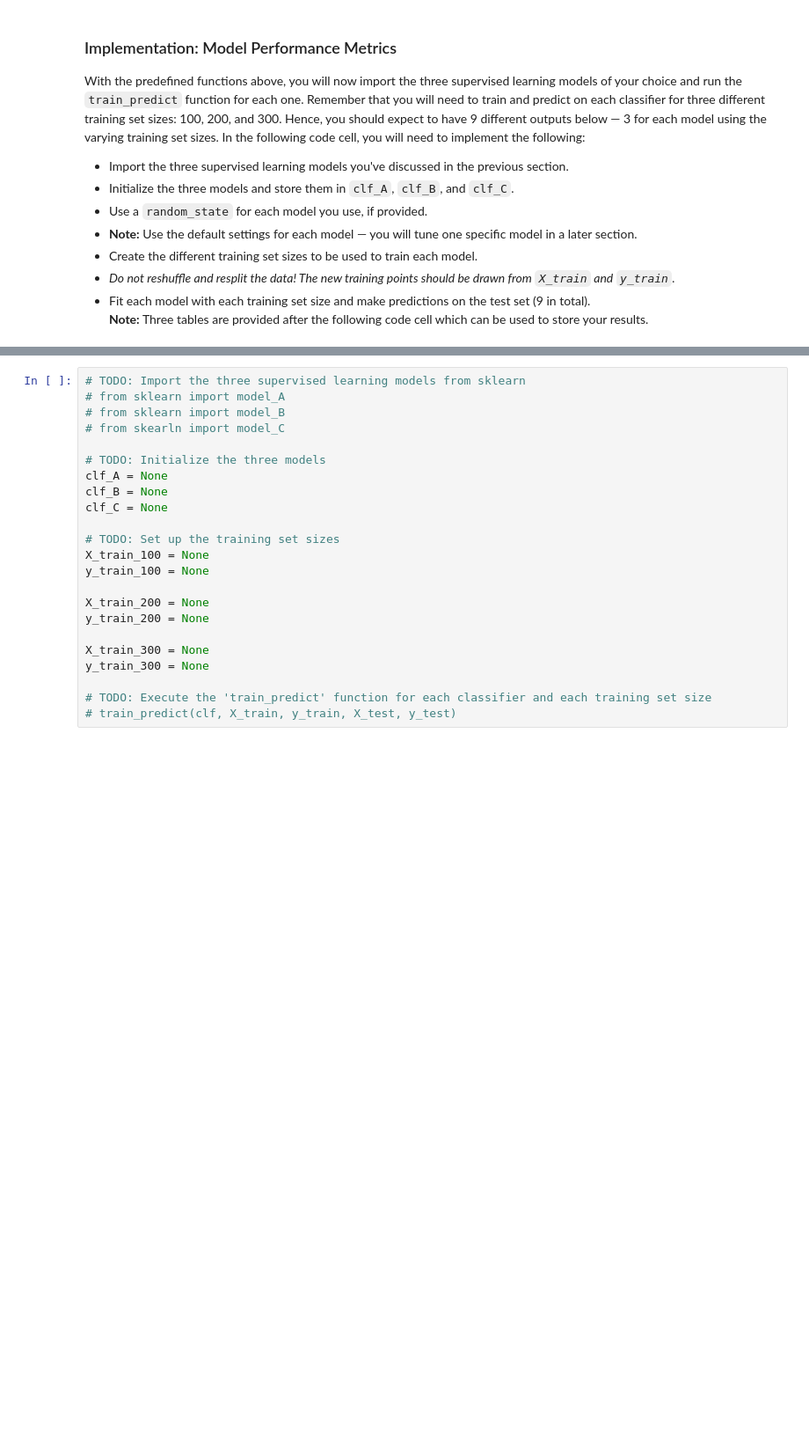
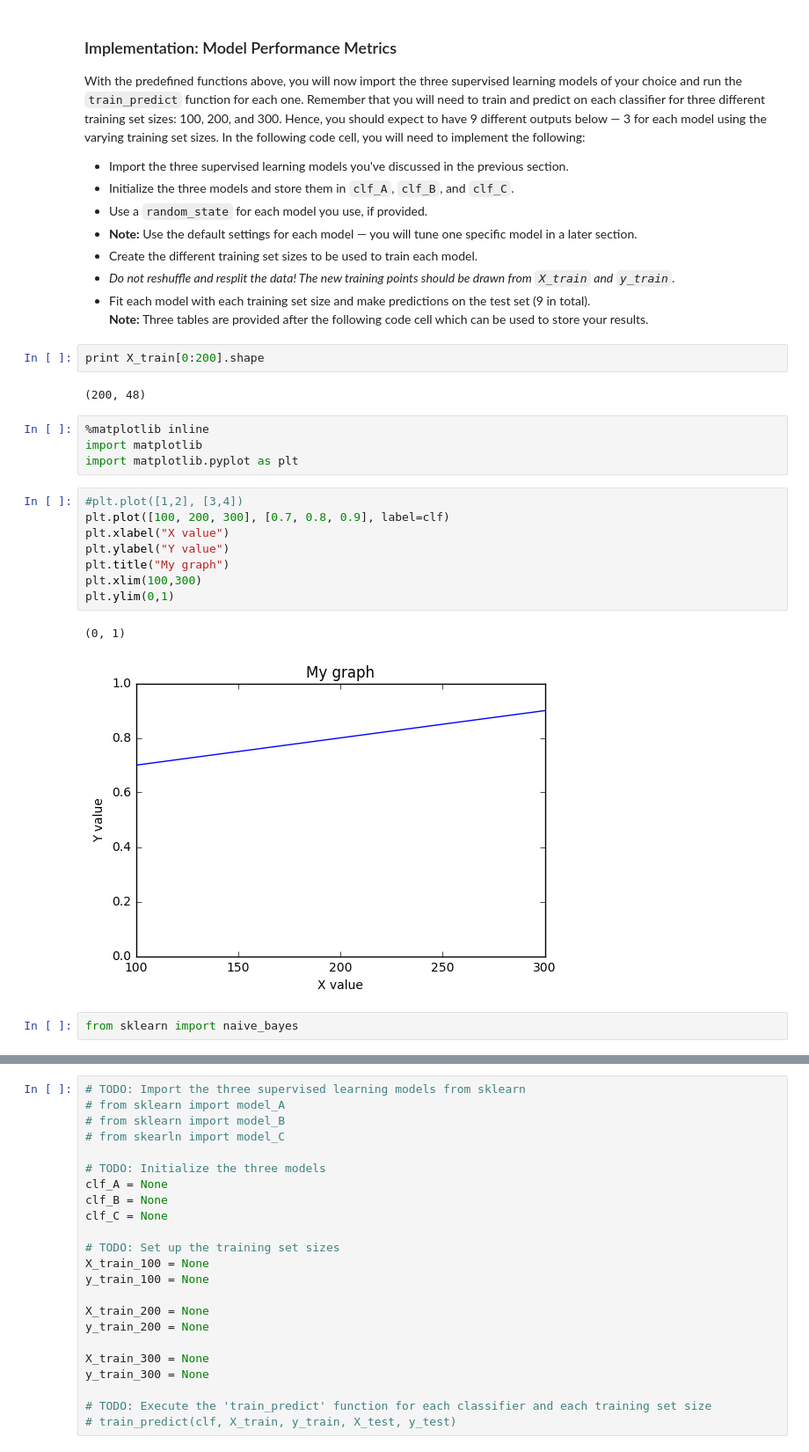
Before and after one commit to cjammi/machine-learning, a Jupyter notebook: projects/student_intervention/student_intervention.ipynb, the cells around one changed output, grey strips where cells are left out. Shown at 88% size. Drawn from its saved outputs; the diff is of its cells as text; blank space fills up the shorter version.

```diff
--- a/projects/student_intervention/student_intervention.ipynb
+++ b/projects/student_intervention/student_intervention.ipynb
@@ -250,3 +253,24 @@ With the predefined functions above, you will now import the three supervised le
  - *Do not reshuffle and resplit the data! The new training points should be drawn from `X_train` and `y_train`.*
 - Fit each model with each training set size and make predictions on the test set (9 in total).
 **Note:** Three tables are provided after the following code cell which can be used to store your results.
+# %%
+print X_train[0:200].shape
+# %% [output]
+(200, 48)
+# %%
+%matplotlib inline
+import matplotlib
+import matplotlib.pyplot as plt
+# %%
+#plt.plot([1,2], [3,4])
+plt.plot([100, 200, 300], [0.7, 0.8, 0.9], label=clf)
+plt.xlabel("X value")
+plt.ylabel("Y value")
+plt.title("My graph")
+plt.xlim(100,300)
+plt.ylim(0,1)
+# %% [output]
+(0, 1)
+[figure, added]
+# %%
+from sklearn import naive_bayes
```
Also changed, not shown: parts of 3 cells of this notebook.
